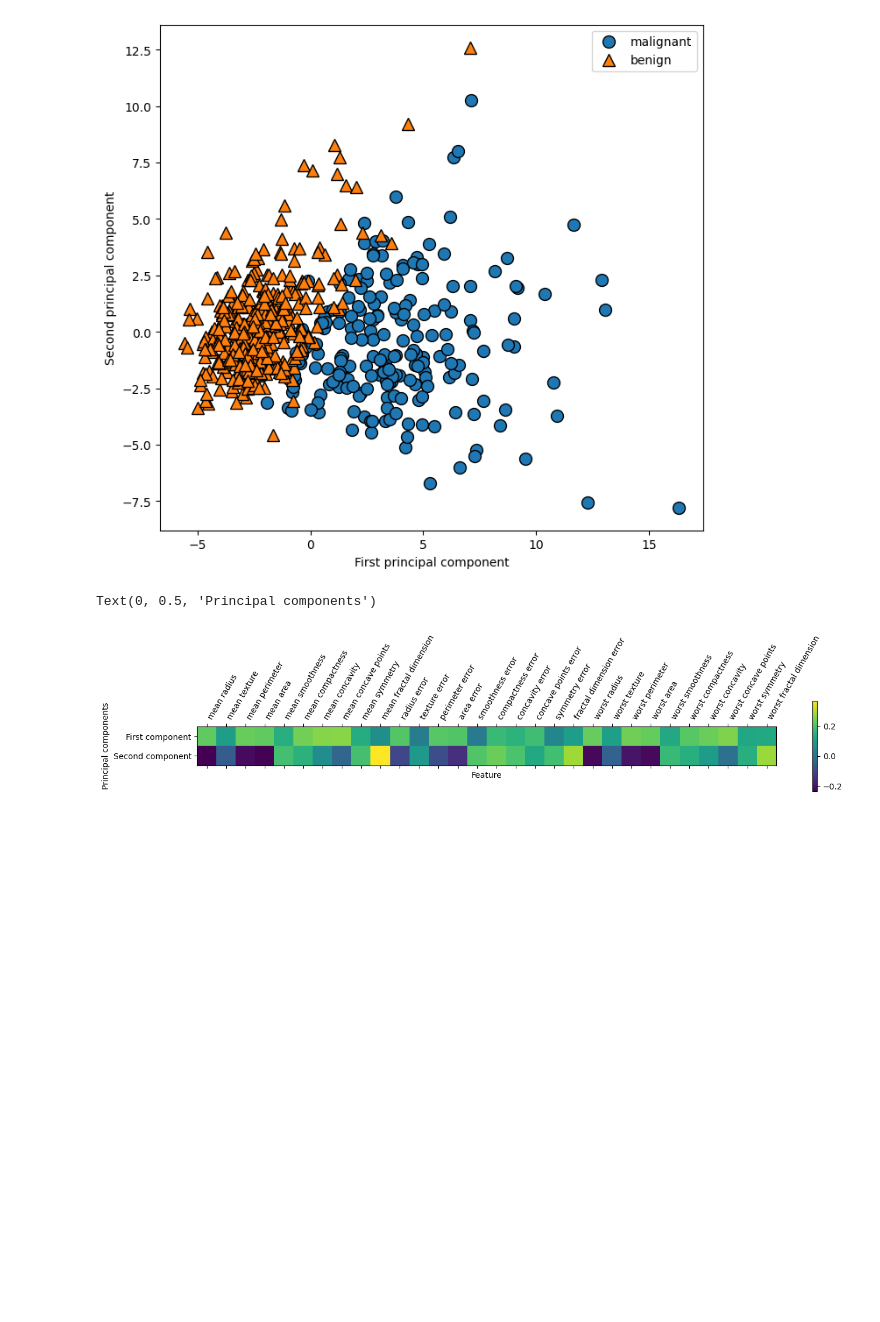
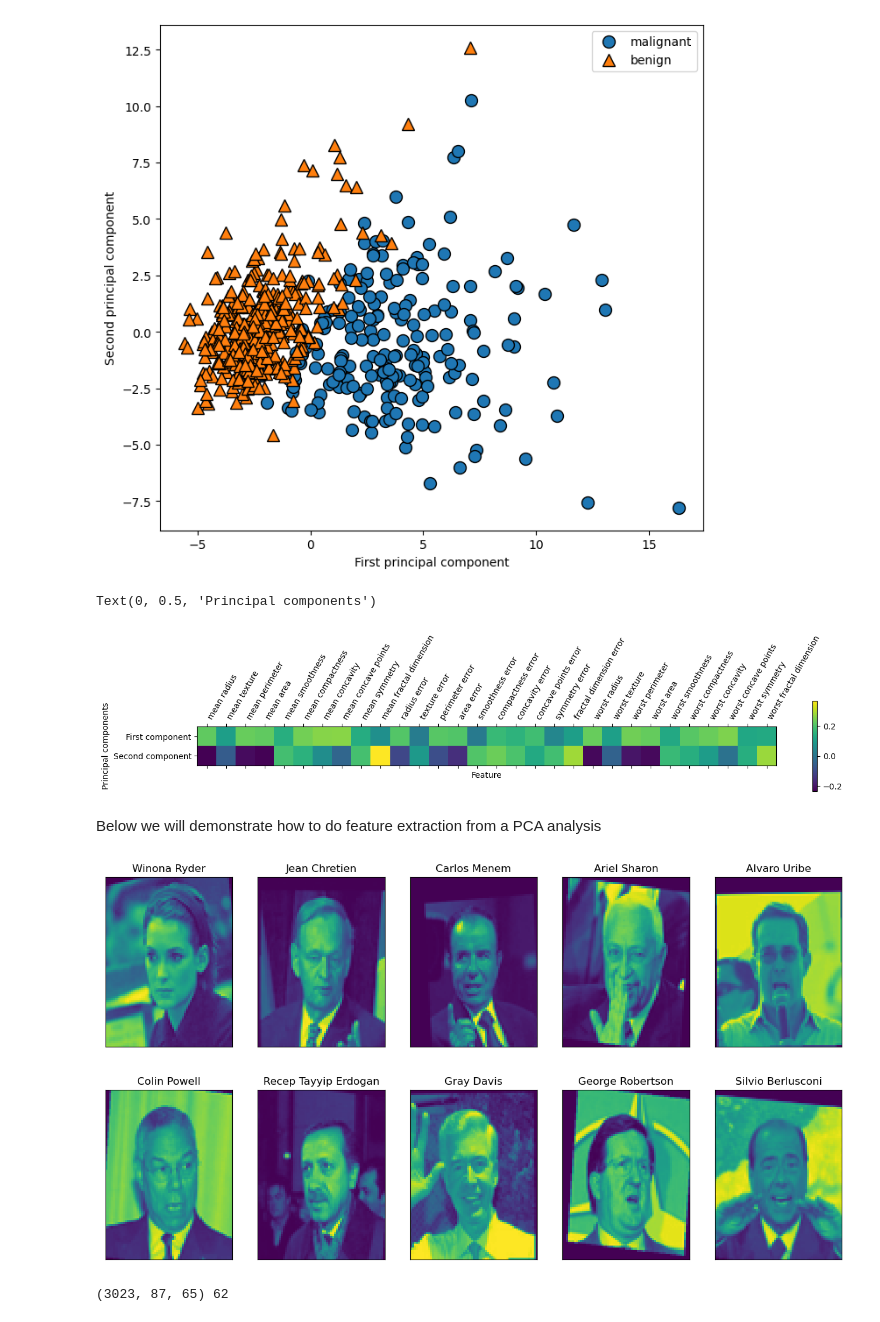
Before and after one commit to Giov12/intro.to.ml, a Jupyter notebook: chapter3.ipynb, the cells around one changed output. Cells and saved outputs as stored; diff of their text form; code cells hidden in the pictures; blank space fills up the shorter version.

```diff
--- a/chapter3.ipynb
+++ b/chapter3.ipynb
@@ -234,5 +234,24 @@ plt.ylabel("Principal components")
 # %% [output]
 Text(0, 0.5, 'Principal components')
 [figure]
+# %% [markdown]
+Below we will demonstrate how to do feature extraction from a PCA analysis
 # %%
-## STOPPED ON PAGE 147
+from sklearn.datasets import fetch_lfw_people
+
+people      = fetch_lfw_people(min_faces_per_person=20, resize=0.7)
+image_shape = people.images[0].shape
+
+fix, axes = plt.subplots(2, 5, figsize=(15, 8), subplot_kw={'xticks': (), 'yticks': ()})
+
+# just illustrate the images we will be using for an image analysis
+for target, image, ax in zip(people.target, people.images, axes.ravel()):
+    ax.imshow(image)
+    ax.set_title(people.target_names[target])
+# %% [output]
+[figure, added]
+# %%
+# there are 3,023 images (87x65 pixels each) for 62 people
+print(people.images.shape, len(people.target_names))
+# %% [output]
+(3023, 87, 65) 62
```
Also changed, not shown: parts of 53 cells of this notebook.
